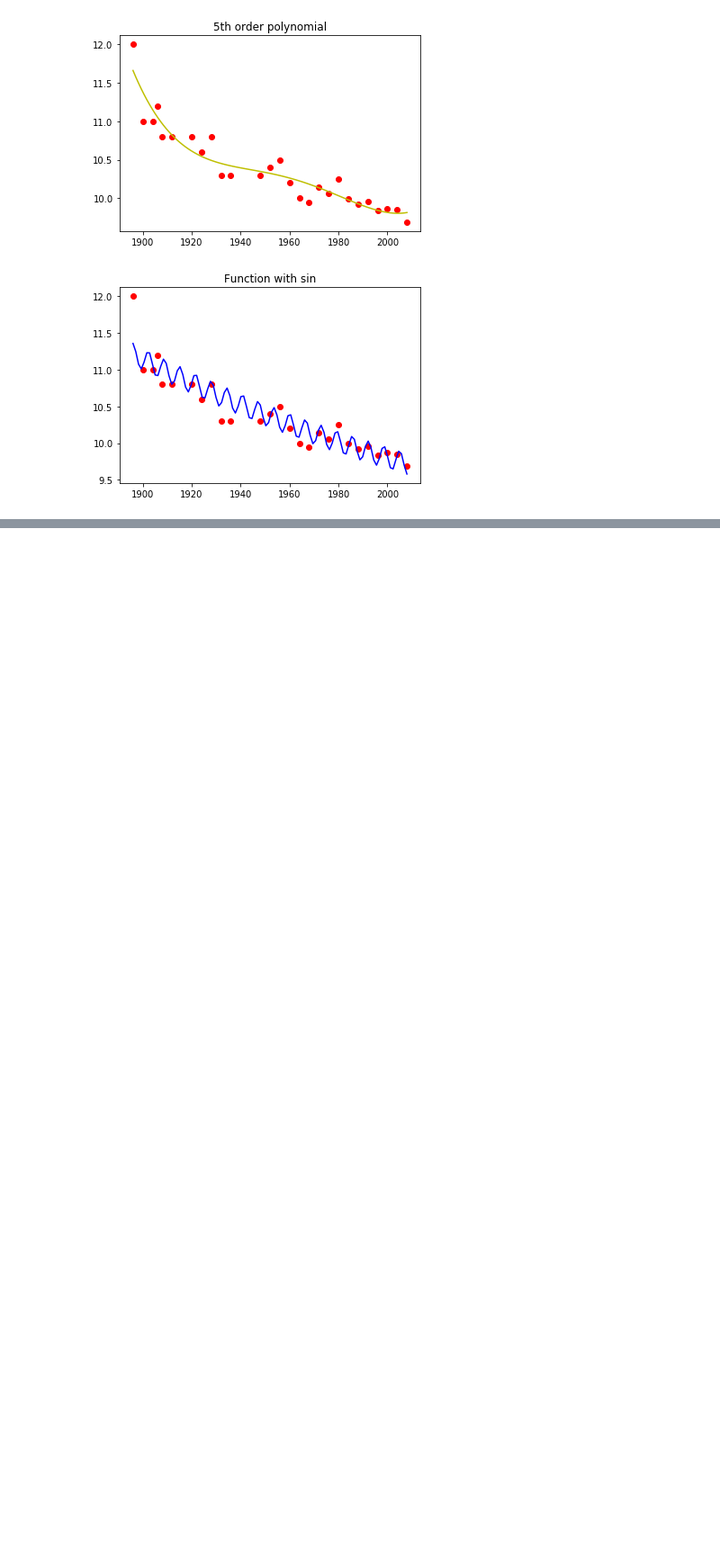
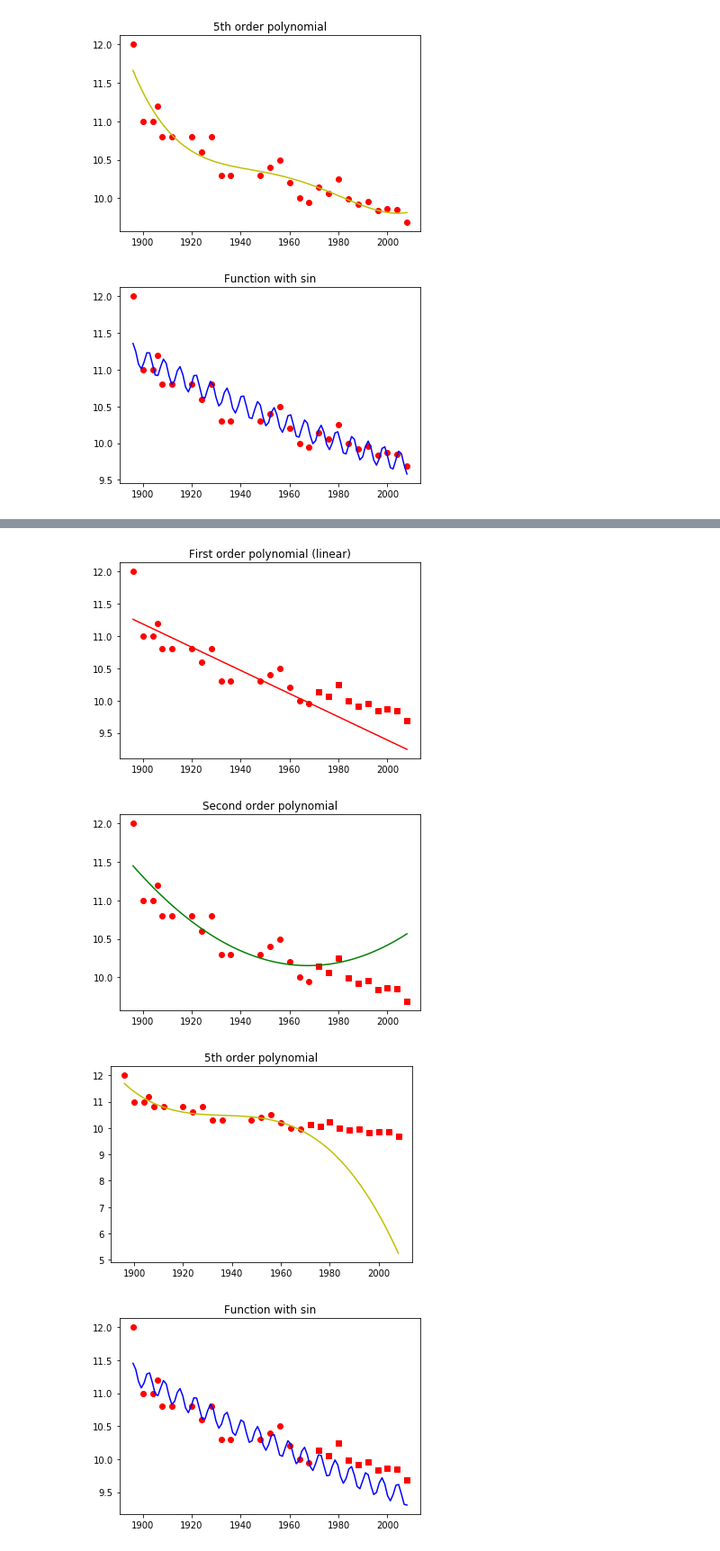
Before and after one commit to bens-notes/machine-learning-notes, a Jupyter notebook: Linear Modelling - Least Squares.ipynb, the cells around one changed output, grey strips where cells are left out. Shown at 90% size. Saved outputs shown, nothing was run; the diff lists cells and outputs as text; code cells hidden in the pictures; blank space fills up the shorter version.

```diff
--- a/Linear Modelling - Least Squares.ipynb
+++ b/Linear Modelling - Least Squares.ipynb
@@ -294,0 +321,19 @@ for (f, color, title) in functions:
+# %%
+training_x = x[:-10]
+training_t = t[:-10]
+
+validation_x = x[-10:]
+validation_t = t[-10:]
+
+for (f, color, title) in functions:
+    popt, pcov = curve_fit(f, training_x, training_t)
+    plt.plot(training_x, training_t, 'ro')
+    plt.plot(validation_x, validation_t, 'rs')
+    plt.plot(model_x, f(model_x, *popt), color)
+    plt.title(title)
+    plt.show()
+# %% [output]
+[figure, added]
+[figure, added]
+[figure, added]
+[figure, added]
```
Also changed, not shown: parts of 6 cells of this notebook.
